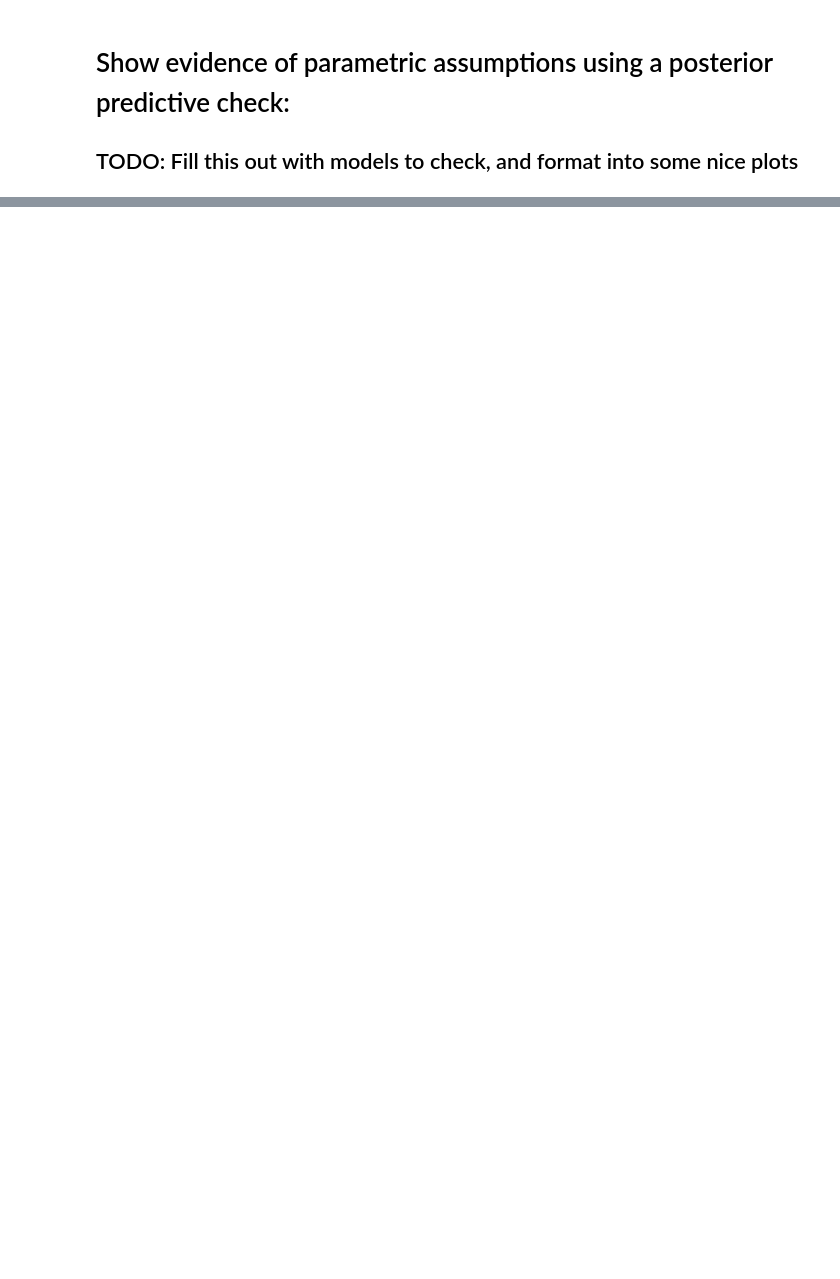
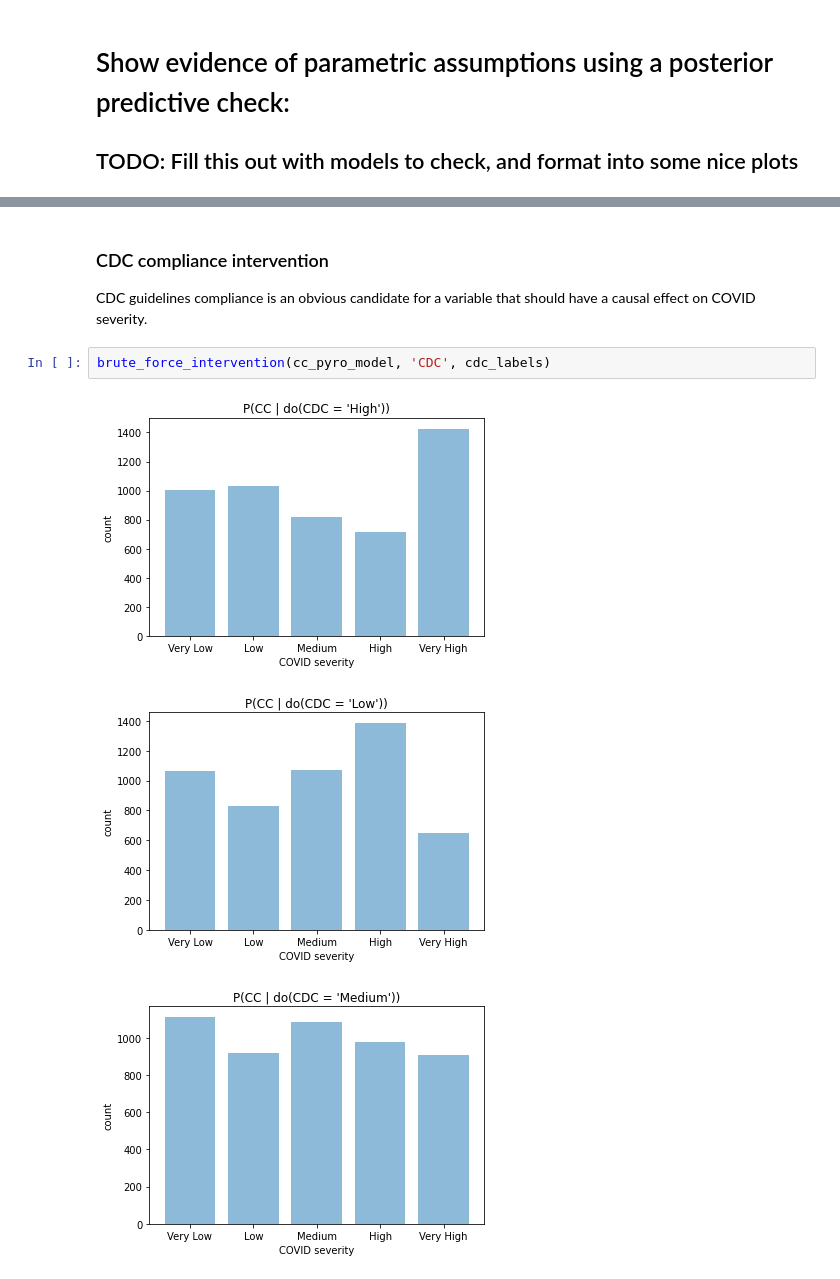
Before and after one commit to chloelarkin/county-covid-cases, a Jupyter notebook: causal_modeling/Causal_Model.ipynb, the cells around one changed output, grey strips where cells are left out. Cells and saved outputs as stored; diff of their text form; blank space fills up the shorter version.

```diff
--- a/causal_modeling/Causal_Model.ipynb
+++ b/causal_modeling/Causal_Model.ipynb
@@ -265,0 +294,10 @@ plot_all_conditional_probs(cdc_hypothesis_dict, ax_dims=[2, 3], fig_dims=[15, 10
+# %% [markdown]
+### CDC compliance intervention
+
+CDC guidelines compliance is an obvious candidate for a variable that should have a causal effect on COVID severity.
+# %%
+brute_force_intervention(cc_pyro_model, 'CDC', cdc_labels)
+# %% [output]
+[figure, added]
+[figure, added]
+[figure, added]
```
Also changed, not shown: parts of 27 cells of this notebook.
